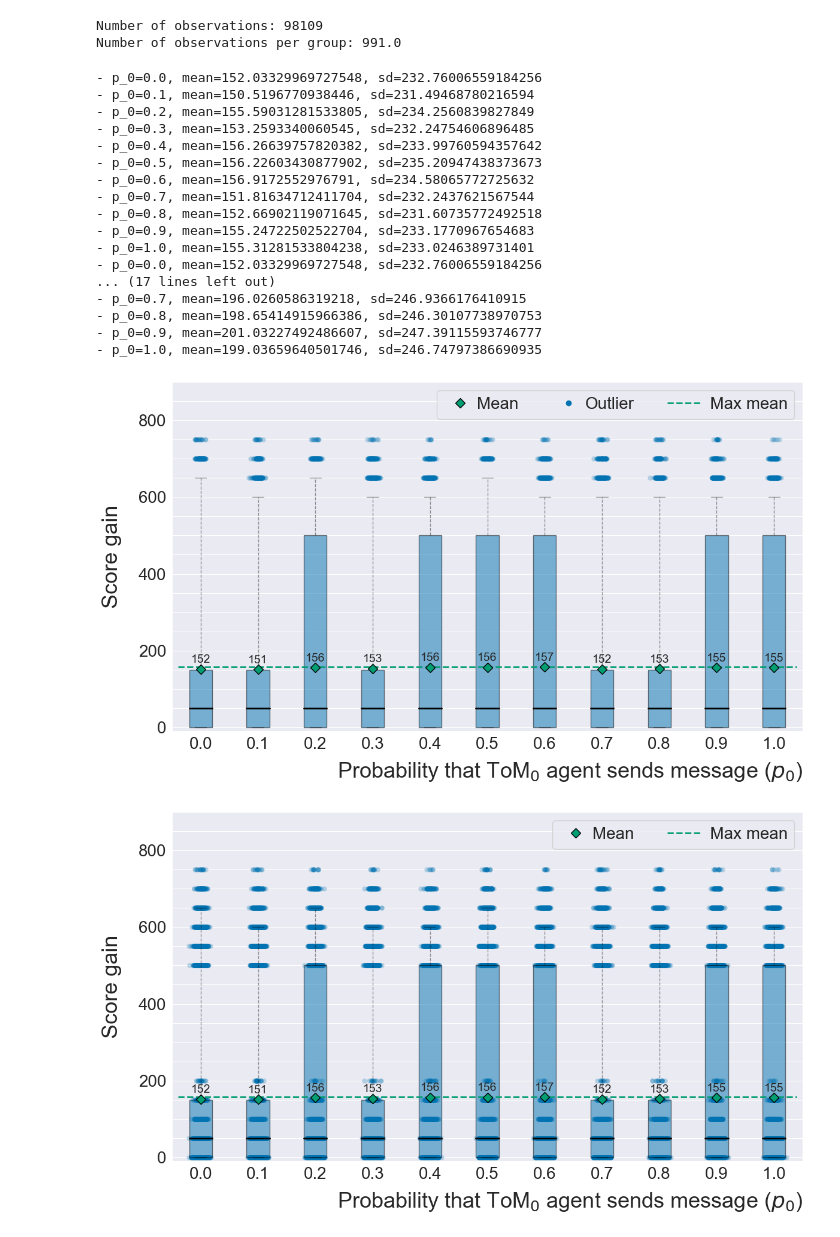
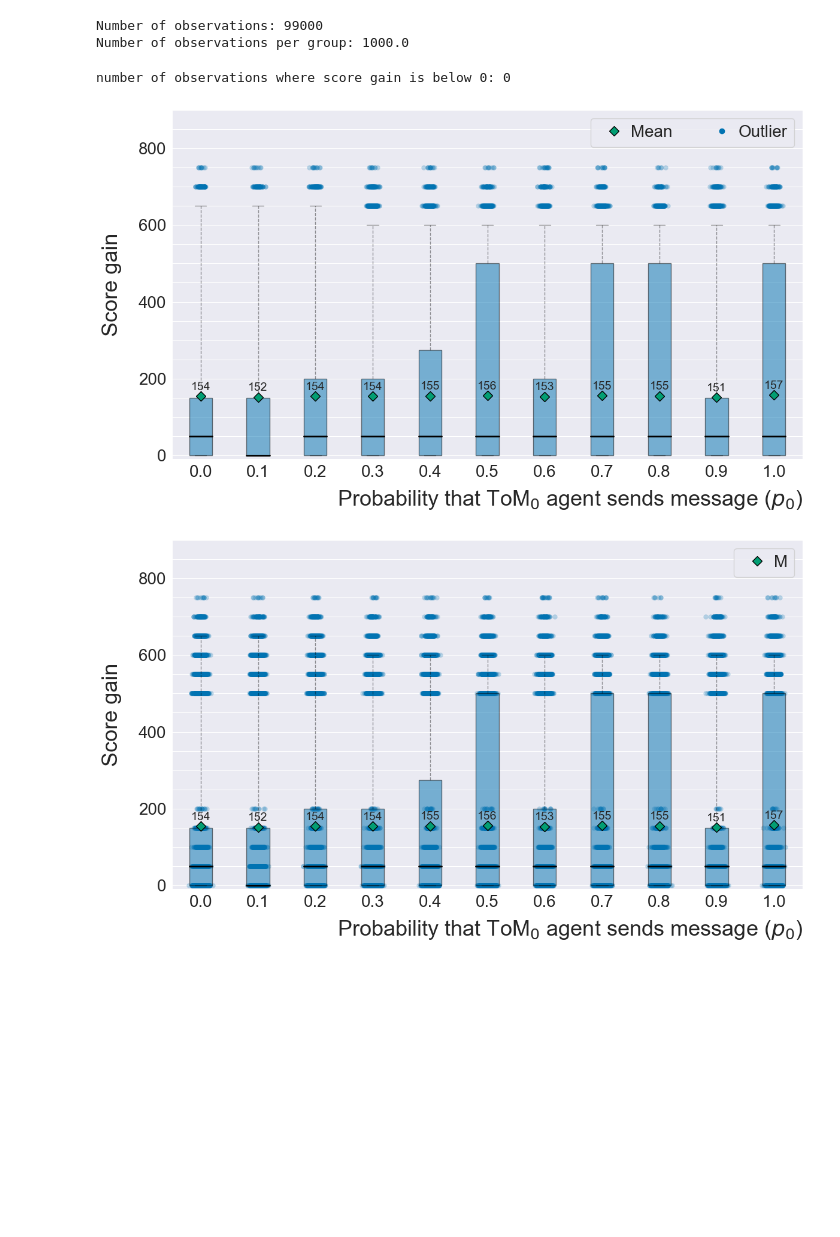
Before and after one commit to SverreBr/MasterThesis, a Jupyter notebook: py_src/expDetermineProb.ipynb, the cells around one changed output. Cells and saved outputs as stored; diff of their text form; code cells hidden in the pictures; blank space fills up the shorter version.

Commit message:
results

```diff
--- a/py_src/expDetermineProb.ipynb
+++ b/py_src/expDetermineProb.ipynb
@@ -15,13 +17,14 @@ sns.set_style("darkgrid")
 INIT_COL = sns.color_palette('colorblind')[0]
 RESP_COL = sns.color_palette('colorblind')[1]
 
-ID = "0605"
+ID = "0704"
 figure_path = "figs" + os.sep + ID + os.sep
 
 if not os.path.exists(figure_path):
     os.makedirs(figure_path)
+figure_path = figure_path + "expDetermineProb_"
 # %%
-directory = "../results/results_" + ID + "_determineProb_keep"
+directory = "../results/results_" + ID + "_determine_prob"
 idx = 0
 for filename in os.listdir(directory):
     f = os.path.join(directory, filename)
@@ -37,8 +40,8 @@ for filename in os.listdir(directory):
 print("Number of observations: " + str(len(data.index)))
 print("Number of observations per group: " + str(len(data.index) / 99))
 # %% [output]
-Number of observations: 98109
-Number of observations per group: 991.0
+Number of observations: 99000
+Number of observations per group: 1000.0
 # %%
 keep_columns = ["init_zeroToMProb", "resp_zeroToMProb", "init_tom", "resp_tom", "init_gain", "resp_gain",
                 "resp_highestValueParetoOutcome", "init_highestValueParetoOutcome", "init_canLie", "resp_canLie"]
@@ -75,3 +76,7 @@ df_transformed = apply_data_transformation(data)
+# %%
+print(f'number of observations where score gain is below 0: {len(df_transformed[df_transformed["gain"] < 0])}')
+# %% [output]
+number of observations where score gain is below 0: 0
 # %%
 # Figure settings
 meanpointprops = dict(marker='D', markeredgecolor='black', markerfacecolor=sns.color_palette('colorblind')[2], markersize=8)
@@ -117,62 +122,45 @@ def make_plot(data, draw_points):
         new_val = np.mean(plot_data)
         ax.text(i, new_val+10, round(new_val), size=VALUE_SIZE, ha="center", va='bottom')
         max_mean = np.max([new_val, max_mean])
-        print(f"- p_0={i/10}, mean={new_val}, sd={np.std(plot_data)}")
+        # print(f"- p_0={i/10}, mean={new_val}, sd={np.std(plot_data)}")
 
     # Add horizontal line...
-    ax.hlines(y=max_mean, xmin=-BIN_WIDTH, xmax=10 + BIN_WIDTH, linestyles='dashed', label='smt', lw=2, colors=meanpointprops["markerfacecolor"])
+    # ax.hlines(y=max_mean, xmin=-BIN_WIDTH, xmax=10 + BIN_WIDTH, linestyles='dashed', label='smt', lw=2, colors=meanpointprops["markerfacecolor"])
 
-    handles, _ = ax.get_legend_handles_labels()
+    # handles, _ = ax.get_legend_handles_labels()
     # ax.yaxis.set_tick_params(pad=1.6*max(T.label1.get_window_extent().width for T in ax.yaxis.majorTicks))
     ax.tick_params(axis='both', labelsize=TICK_SIZE)
     ax.set_xticklabels([0.0, 0.1, 0.2, 0.3, 0.4, 0.5, 0.6, 0.7, 0.8, 0.9, 1.0])
     ax.set_ylim(top=900, bottom=-10)
     if draw_points:
-        ax.legend((plt.Line2D([0], [0], color=meanpointprops["markerfacecolor"], marker=meanpointprops["marker"],
-                                markeredgecolor=meanpointprops["markeredgecolor"], markersize=meanpointprops["markersize"], linewidth=0),
-                handles[0]),
-                ("Mean", "  Max mean"), fontsize=TICK_SIZE, ncol=3, fancybox=True, loc="upper right", handletextpad=0)
+        ax.legend([plt.Line2D([0], [0], color=meanpointprops["markerfacecolor"], marker=meanpointprops["marker"],
+                                markeredgecolor=meanpointprops["markeredgecolor"], markersize=meanpointprops["markersize"], linewidth=0)],
+                # handles[0]),
+                ("Mean"), fontsize=TICK_SIZE, ncol=1, fancybox=True, loc="upper right", handletextpad=0)
     else:
         ax.legend((plt.Line2D([0], [0], color=meanpointprops["markerfacecolor"], marker=meanpointprops["marker"],
                                 markeredgecolor=meanpointprops["markeredgecolor"], markersize=meanpointprops["markersize"], linewidth=0),
-                plt.Line2D([0],[0], color=INIT_COL, marker="o", linewidth=0, alpha=1),
-                handles[0]),
-                ("Mean", "Outlier", "  Max mean"), fontsize=TICK_SIZE, ncol=3, fancybox=True, loc="upper right", handletextpad=0)
+                plt.Line2D([0],[0], color=INIT_COL, marker="o", linewidth=0, alpha=1)),
+                # handles[0]),
+                ("Mean", "Outlier"), fontsize=TICK_SIZE, ncol=2, fancybox=True, loc="upper right", handletextpad=0)
 
     ax.xaxis.grid(False, which ="both")
     ax.yaxis.grid(True, which="both")
 
     ax.set_ylabel("Score gain", fontsize=LABEL_SIZE, labelpad=20)
     ax.set_xlabel(r"Probability that ToM$_0$ agent sends message ($p_0$)", fontsize=LABEL_SIZE, loc="right", labelpad=10)
     fig.tight_layout()
     plt.minorticks_on()
 
 make_plot(df_transformed, False)
 plt.savefig(figure_path + "boxplot.pdf")
 
 make_plot(df_transformed, True)
-plt.savefig(figure_path + "boxplot_with_points.pdf")
+plt.savefig(figure_path + "boxplot_with_points.png")
 
 make_plot(df_transformed.loc[(df_transformed["init_highestValueParetoOutcome"] != -1) & (df_transformed["resp_highestValueParetoOutcome"] != -1)],
           False)
 plt.savefig(figure_path + "boxplot_pareto.pdf")
 # %% [output]
-- p_0=0.0, mean=152.03329969727548, sd=232.76006559184256
-- p_0=0.1, mean=150.5196770938446, sd=231.49468780216594
-- p_0=0.2, mean=155.59031281533805, sd=234.2560839827849
-- p_0=0.3, mean=153.2593340060545, sd=232.24754606896485
-- p_0=0.4, mean=156.26639757820382, sd=233.99760594357642
-- p_0=0.5, mean=156.22603430877902, sd=235.20947438373673
-- p_0=0.6, mean=156.9172552976791, sd=234.58065772725632
-- p_0=0.7, mean=151.81634712411704, sd=232.2437621567544
-- p_0=0.8, mean=152.66902119071645, sd=231.60735772492518
-- p_0=0.9, mean=155.24722502522704, sd=233.1770967654683
-- p_0=1.0, mean=155.31281533804238, sd=233.0246389731401
-- p_0=0.0, mean=152.03329969727548, sd=232.76006559184256
-... (17 lines left out)
-- p_0=0.7, mean=196.0260586319218, sd=246.9366176410915
-- p_0=0.8, mean=198.65414915966386, sd=246.30107738970753
-- p_0=0.9, mean=201.03227492486607, sd=247.39115593746777
-- p_0=1.0, mean=199.03659640501746, sd=246.74797386690935
-[figure, old version]
+[figure, new version]
-[figure, old version]
+[figure, new version]
```
Also changed, not shown: parts of 11 cells of this notebook, 3 other files.
